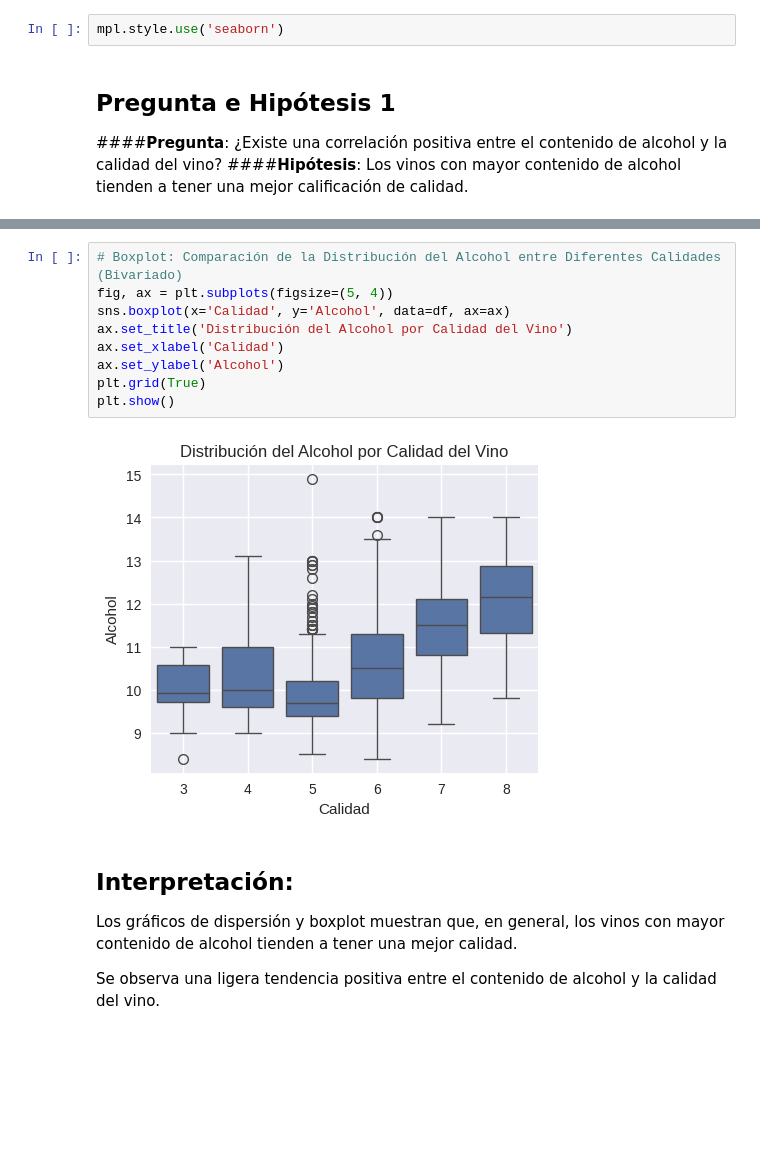
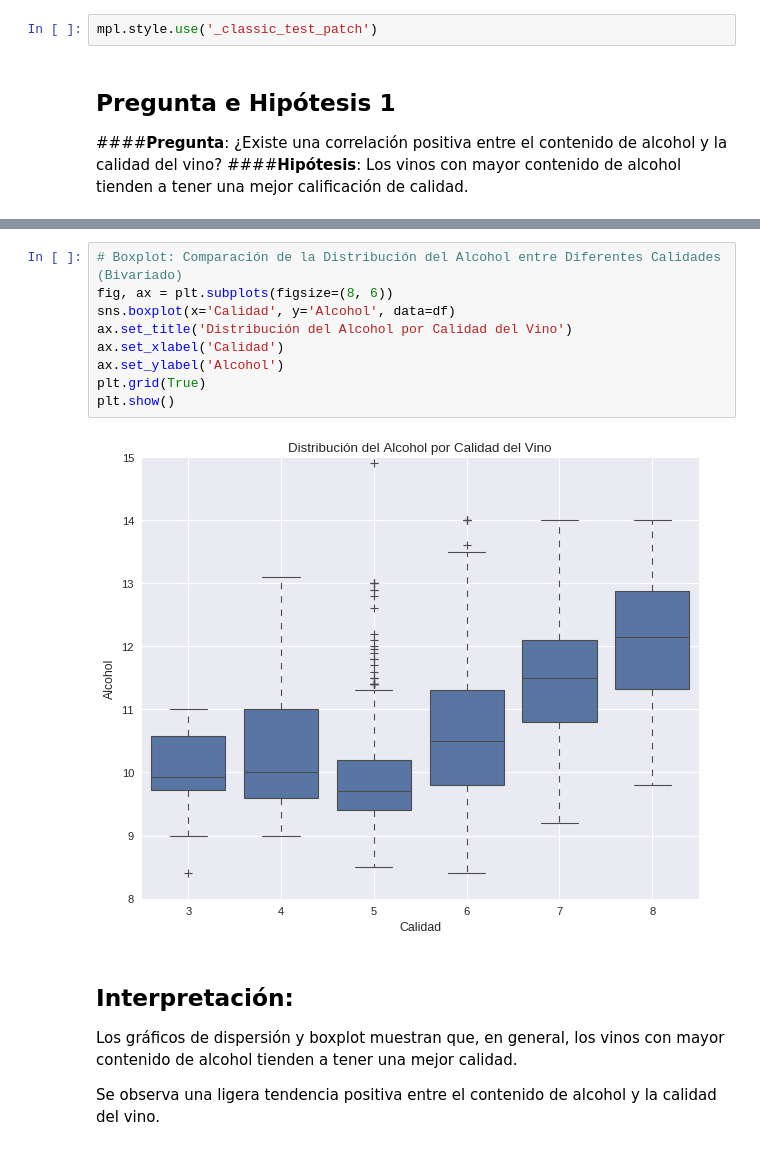
Before and after one commit to tdiego74/Clase_Data_Science_I_PBLC, a Jupyter notebook: PF_Data_SC_I.ipynb, the cells around one changed output, grey strips where cells are left out. Cells and saved outputs as stored; diff of their text form; blank space fills up the shorter version.

```diff
--- a/PF_Data_SC_I.ipynb
+++ b/PF_Data_SC_I.ipynb
@@ -165,7 +170,7 @@ print(plt.style.available)
 # %% [output]
 ['Solarize_Light2', '_classic_test_patch', '_mpl-gallery', '_mpl-gallery-nogrid', 'bmh', 'classic', 'dark_background', 'fast', 'fivethirtyeight', 'ggplot', 'grayscale', 'seaborn-v0_8', 'seaborn-v0_8-b ...
 # %%
-mpl.style.use('seaborn')
+mpl.style.use('_classic_test_patch')
 # %% [markdown]
 ## **Pregunta e Hipótesis 1**
 ####**Pregunta**: ¿Existe una correlación positiva entre el contenido de alcohol y la calidad del vino?
@@ -209,14 +210,14 @@ plt.show()
 # %%
 # Boxplot: Comparación de la Distribución del Alcohol entre Diferentes Calidades (Bivariado)
-fig, ax = plt.subplots(figsize=(5, 4))
-sns.boxplot(x='Calidad', y='Alcohol', data=df, ax=ax)
+fig, ax = plt.subplots(figsize=(8, 6))
+sns.boxplot(x='Calidad', y='Alcohol', data=df)
 ax.set_title('Distribución del Alcohol por Calidad del Vino')
 ax.set_xlabel('Calidad')
 ax.set_ylabel('Alcohol')
 plt.grid(True)
 plt.show()
 # %% [output]
-[figure, old version]
+[figure, new version]
 # %% [markdown]
 
 ## **Interpretación:**
```
Also changed, not shown: parts of 15 cells of this notebook.
